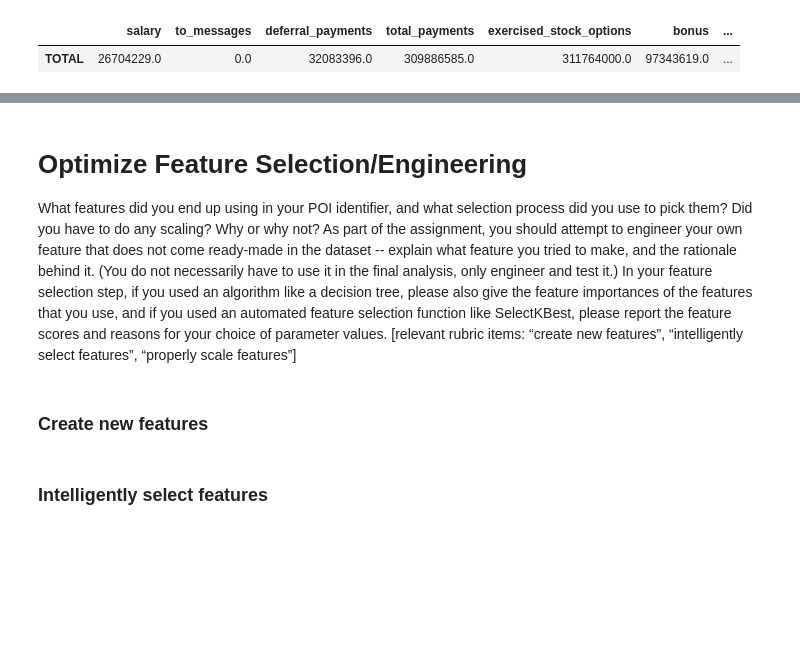
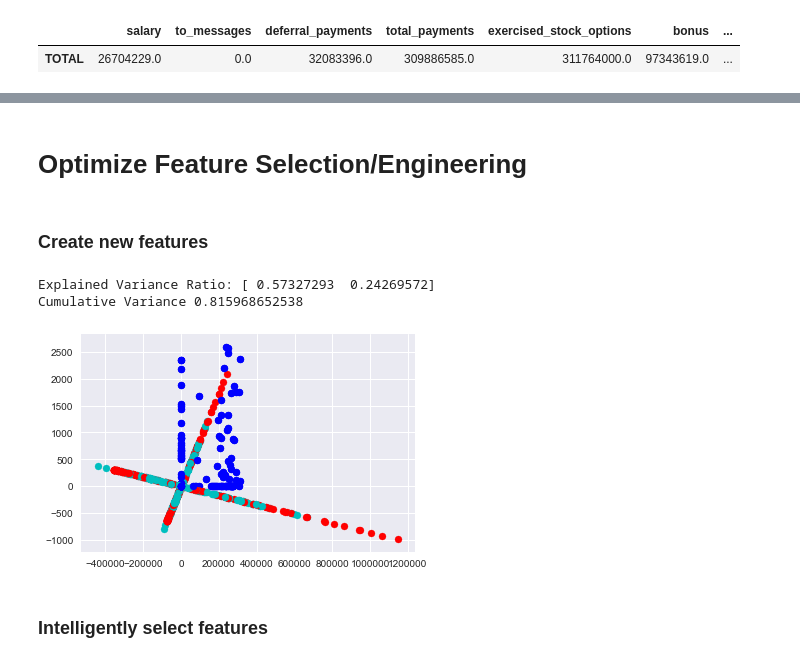
Before and after one commit to lizkalina/poi-classifier, a Jupyter notebook: Identify Fraud from Enron Email-V2.ipynb, the cells around one changed output, grey strips where cells are left out. Cells and saved outputs as stored; diff of their text form; code cells hidden in the pictures; blank space fills up the shorter version.

```diff
--- a/Identify Fraud from Enron Email-V2.ipynb
+++ b/Identify Fraud from Enron Email-V2.ipynb
@@ -214,6 +207,4 @@ The Enron dataset was originally released by the Federal Energy Regulatory Commi
-# %% [markdown]
-# Optimize Feature Selection/Engineering
-
-What features did you end up using in your POI identifier, and what selection process did you use to pick them? Did you have to do any scaling? Why or why not? As part of the assignment, you should attempt to engineer your own feature that does not come ready-made in the dataset -- explain what feature you tried to make, and the rationale behind it. (You do not necessarily have to use it in the final analysis, only engineer and test it.) In your feature selection step, if you used an algorithm like a decision tree, please also give the feature importances of the features that you use, and if you used an automated feature selection function like SelectKBest, please report the feature scores and reasons for your choice of parameter values.  [relevant rubric items: “create new features”, “intelligently select features”, “properly scale features”]
+# %% [markdown]
+# Optimize Feature Selection/Engineering
 # %% [markdown]
 ### Create new features
@@ -231,0 +211,44 @@ data = data.merge(pca_df,left_index=True,right_index=True)
+# %%
+fin_cols = ['bonus',
+            'deferral_payments',
+            'deferred_income',
+            'director_fees',
+            'exercised_stock_options',
+            'expenses',
+            'loan_advances',
+            'long_term_incentive',
+            'restricted_stock',
+            'restricted_stock_deferred',
+            'salary',
+            'total_payments',
+            'total_stock_value']
+# %%
+### Use PCA to create new featuress
+from sklearn.decomposition import PCA
+
+pca = PCA(n_components = 2,svd_solver='randomized')
+pca.fit(data[fin_cols])
+pca_values = pca.transform(data[fin_cols])
+
+first_pc = pca.components_[0]
+second_pc = pca.components_[1]
+
+pca_df = pd.DataFrame(pca_values,
+                      index = data.index)
+
+for ii, jj in zip(pca_values, data.values):
+    plt.scatter(first_pc[0]*ii[0], first_pc[1]*ii[0], color='r')
+    plt.scatter(first_pc[0]*ii[1], first_pc[1]*ii[1], color='c')
+    plt.scatter(jj[0], jj[1], color='b')
+
+for ii, jj in zip(pca_values, data.values):
+    plt.scatter(second_pc[0]*ii[0], second_pc[1]*ii[0], color='r')
+    plt.scatter(second_pc[0]*ii[1], second_pc[1]*ii[1], color='c')
+    plt.scatter(jj[0], jj[1], color='b')
+
+print 'Explained Variance Ratio:', pca.explained_variance_ratio_
+print 'Cumulative Variance', pca.explained_variance_ratio_.cumsum()[1]
+# %% [output]
+Explained Variance Ratio: [ 0.57327293  0.24269572]
+Cumulative Variance 0.815968652538
+[figure, added]
```
Also changed, not shown: parts of 50 cells of this notebook.
